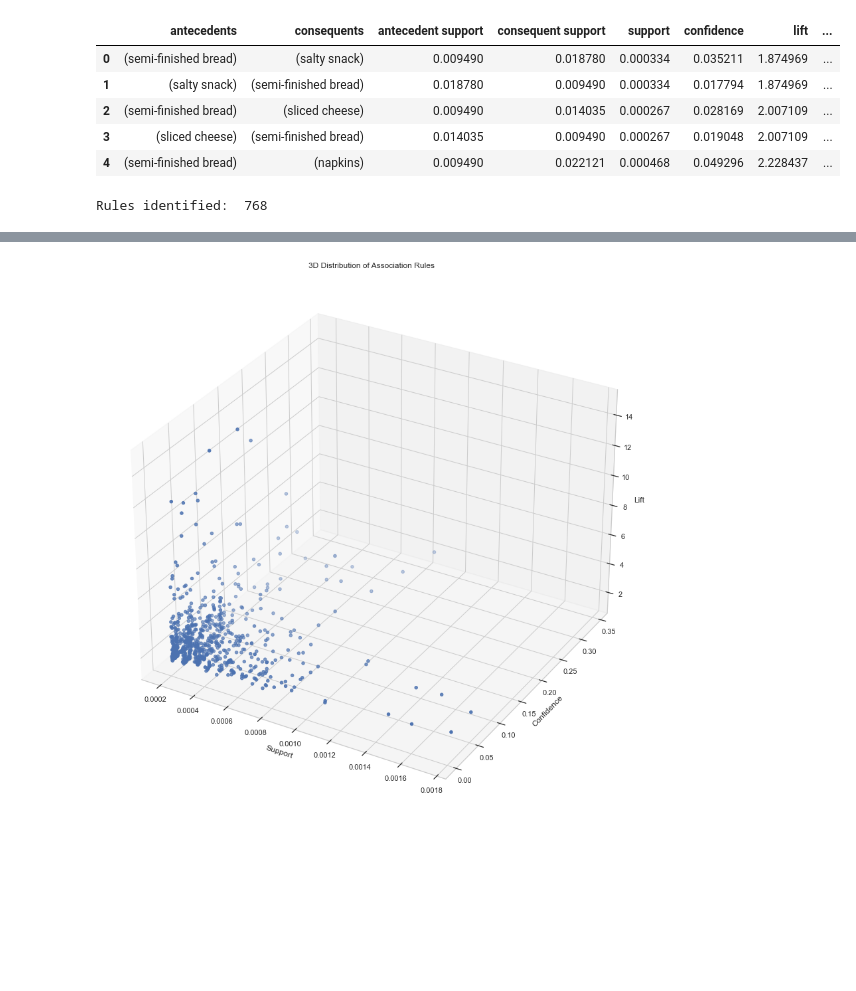
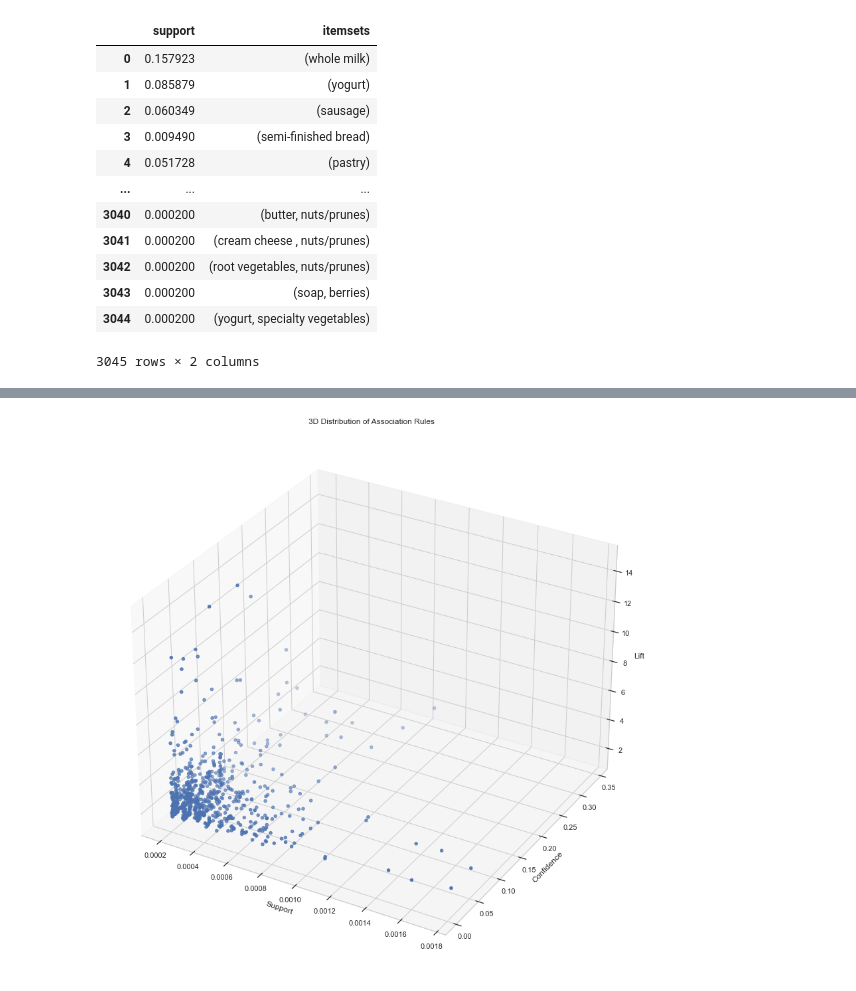
Before and after one commit to Snow31ind/fpgrowth, a Jupyter notebook: analysis/example_2.ipynb, the cells around one changed output, grey strips where cells are left out. Drawn from its saved outputs; the diff is of its cells as text; code cells hidden in the pictures; blank space fills up the shorter version.

```diff
--- a/analysis/example_2.ipynb
+++ b/analysis/example_2.ipynb
@@ -107,14 +148,18 @@ transactions.head()
 # %%
-# Generate associations rules for each pair of frequent itemsets
+# Generate frequent itemsets
 frequent_itemsets = fpgrowth(transactions, min_support= 6/len(df), use_colnames=True, max_len = 2)
-rules = association_rules(frequent_itemsets, metric="lift",  min_threshold = 1.5)
-display(rules.head())
-print("Rules identified: ", len(rules))
+frequent_itemsets
 # %% [output]
-|  | antecedents | consequents | antecedent support | consequent support | support | confidence | lift | ... |
-| 0 | (semi-finished bread) | (salty snack) | 0.009490 | 0.018780 | 0.000334 | 0.035211 | 1.874969 | ... |
-| 1 | (salty snack) | (semi-finished bread) | 0.018780 | 0.009490 | 0.000334 | 0.017794 | 1.874969 | ... |
-| 2 | (semi-finished bread) | (sliced cheese) | 0.009490 | 0.014035 | 0.000267 | 0.028169 | 2.007109 | ... |
-| 3 | (sliced cheese) | (semi-finished bread) | 0.014035 | 0.009490 | 0.000267 | 0.019048 | 2.007109 | ... |
-| 4 | (semi-finished bread) | (napkins) | 0.009490 | 0.022121 | 0.000468 | 0.049296 | 2.228437 | ... |
+|  | support | itemsets |
+| 0 | 0.157923 | (whole milk) |
+| 1 | 0.085879 | (yogurt) |
+| 2 | 0.060349 | (sausage) |
+| 3 | 0.009490 | (semi-finished bread) |
+| 4 | 0.051728 | (pastry) |
+| ... | ... | ... |
+| 3040 | 0.000200 | (butter, nuts/prunes) |
+| 3041 | 0.000200 | (cream cheese , nuts/prunes) |
+| 3042 | 0.000200 | (root vegetables, nuts/prunes) |
+| 3043 | 0.000200 | (soap, berries) |
+| 3044 | 0.000200 | (yogurt, specialty vegetables) |
-Rules identified:  768
+3045 rows × 2 columns
```
Also changed, not shown: parts of 44 cells of this notebook.
